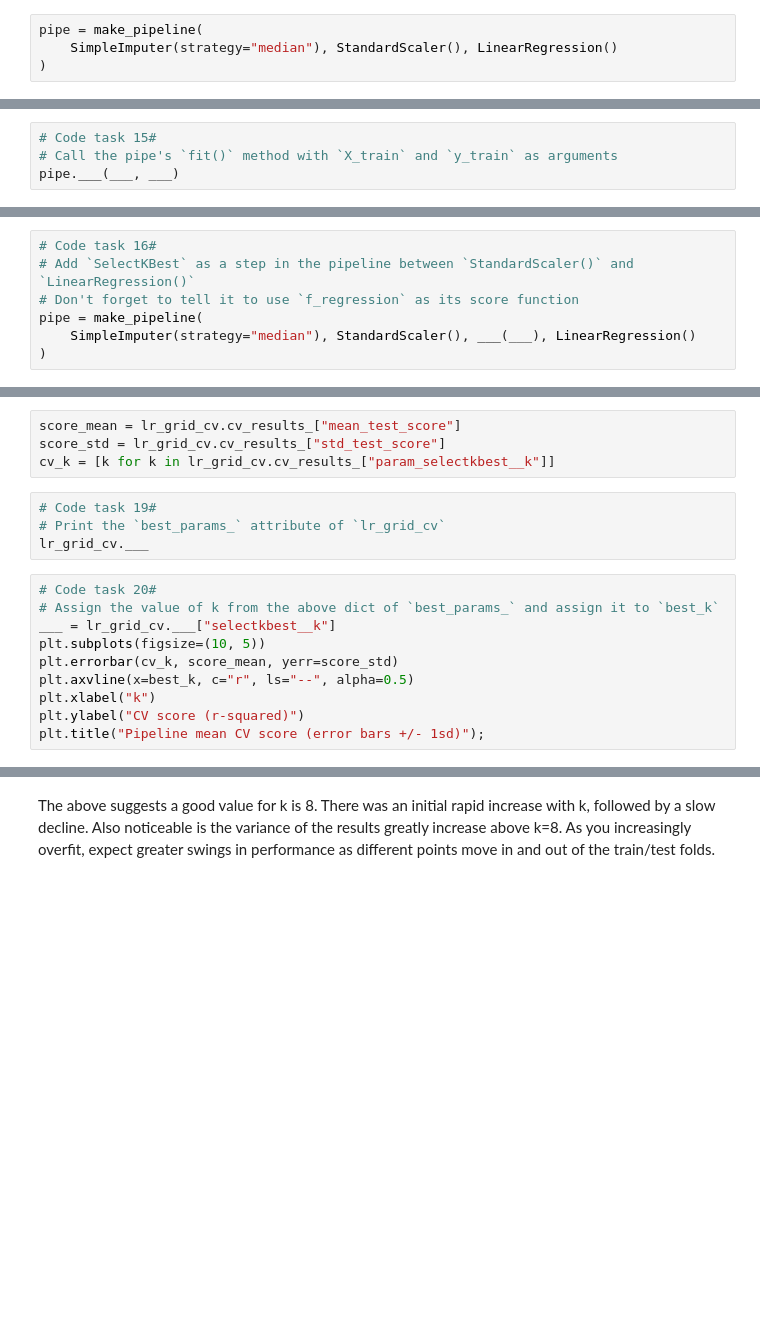
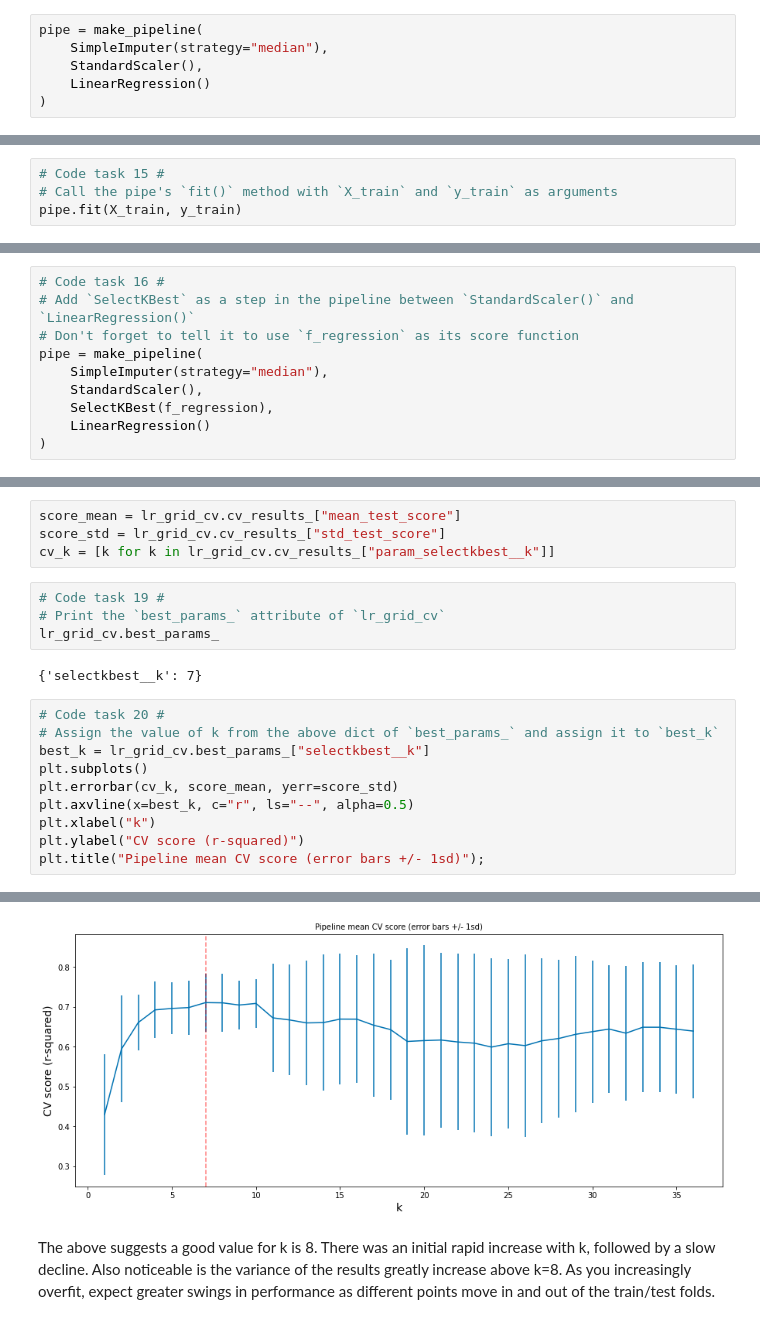
Before and after one commit to watchful-cluckets/springboard_dsci_career_track, a Jupyter notebook: unit_6_applying_dsci_method/notebooks/04_preprocessing_and_training.ipynb, the cells around one changed output, grey strips where cells are left out. Saved outputs shown, nothing was run; the diff lists cells and outputs as text; blank space fills up the shorter version.

```diff
--- a/unit_6_applying_dsci_method/notebooks/04_preprocessing_and_training.ipynb
+++ b/unit_6_applying_dsci_method/notebooks/04_preprocessing_and_training.ipynb
@@ -587,6 +648,8 @@ The pipeline below defines exactly those same steps. Crucially, the resultant `P
 # %%
 pipe = make_pipeline(
-    SimpleImputer(strategy="median"), StandardScaler(), LinearRegression()
+    SimpleImputer(strategy="median"),
+    StandardScaler(),
+    LinearRegression()
 )
 # %%
 type(pipe)
@@ -601,6 +664,6 @@ hasattr(pipe, "fit"), hasattr(pipe, "predict")
 # %% [markdown]
 Here, a single call to the pipeline's `fit()` method combines the steps of learning the imputation (determining what values to use to fill the missing ones), the scaling (determining the mean to subtract and the variance to divide by), and then training the model. It does this all in the one call with the training data as arguments.
 # %%
-# Code task 15#
+# Code task 15 #
 # Call the pipe's `fit()` method with `X_train` and `y_train` as arguments
-pipe.___(___, ___)
+pipe.fit(X_train, y_train)
@@ -653,10 +721,13 @@ You suspected the model was overfitting. This is no real surprise given the numb
 # %% [markdown]
 Redefine your pipeline to include this feature selection step:
 # %%
-# Code task 16#
+# Code task 16 #
 # Add `SelectKBest` as a step in the pipeline between `StandardScaler()` and `LinearRegression()`
 # Don't forget to tell it to use `f_regression` as its score function
 pipe = make_pipeline(
-    SimpleImputer(strategy="median"), StandardScaler(), ___(___), LinearRegression()
+    SimpleImputer(strategy="median"),
+    StandardScaler(),
+    SelectKBest(f_regression),
+    LinearRegression()
 )
 # %% [markdown]
@@ -800,16 +893,19 @@ score_mean = lr_grid_cv.cv_results_["mean_test_score"]
 score_std = lr_grid_cv.cv_results_["std_test_score"]
 cv_k = [k for k in lr_grid_cv.cv_results_["param_selectkbest__k"]]
 # %%
-# Code task 19#
+# Code task 19 #
 # Print the `best_params_` attribute of `lr_grid_cv`
-lr_grid_cv.___
+lr_grid_cv.best_params_
+# %% [output]
+{'selectkbest__k': 7}
 # %%
-# Code task 20#
+# Code task 20 #
 # Assign the value of k from the above dict of `best_params_` and assign it to `best_k`
-___ = lr_grid_cv.___["selectkbest__k"]
-plt.subplots(figsize=(10, 5))
+best_k = lr_grid_cv.best_params_["selectkbest__k"]
+plt.subplots()
 plt.errorbar(cv_k, score_mean, yerr=score_std)
 plt.axvline(x=best_k, c="r", ls="--", alpha=0.5)
 plt.xlabel("k")
 plt.ylabel("CV score (r-squared)")
 plt.title("Pipeline mean CV score (error bars +/- 1sd)");
+# %% [output]
@@ -816,3 +916,4 @@ plt.title("Pipeline mean CV score (error bars +/- 1sd)");
+[figure, added]
 # %% [markdown]
 The above suggests a good value for k is 8. There was an initial rapid increase with k, followed by a slow decline. Also noticeable is the variance of the results greatly increase above k=8. As you increasingly overfit, expect greater swings in performance as different points move in and out of the train/test folds.
 # %% [markdown]
```
Also changed, not shown: parts of 185 cells of this notebook, 3 other files.
